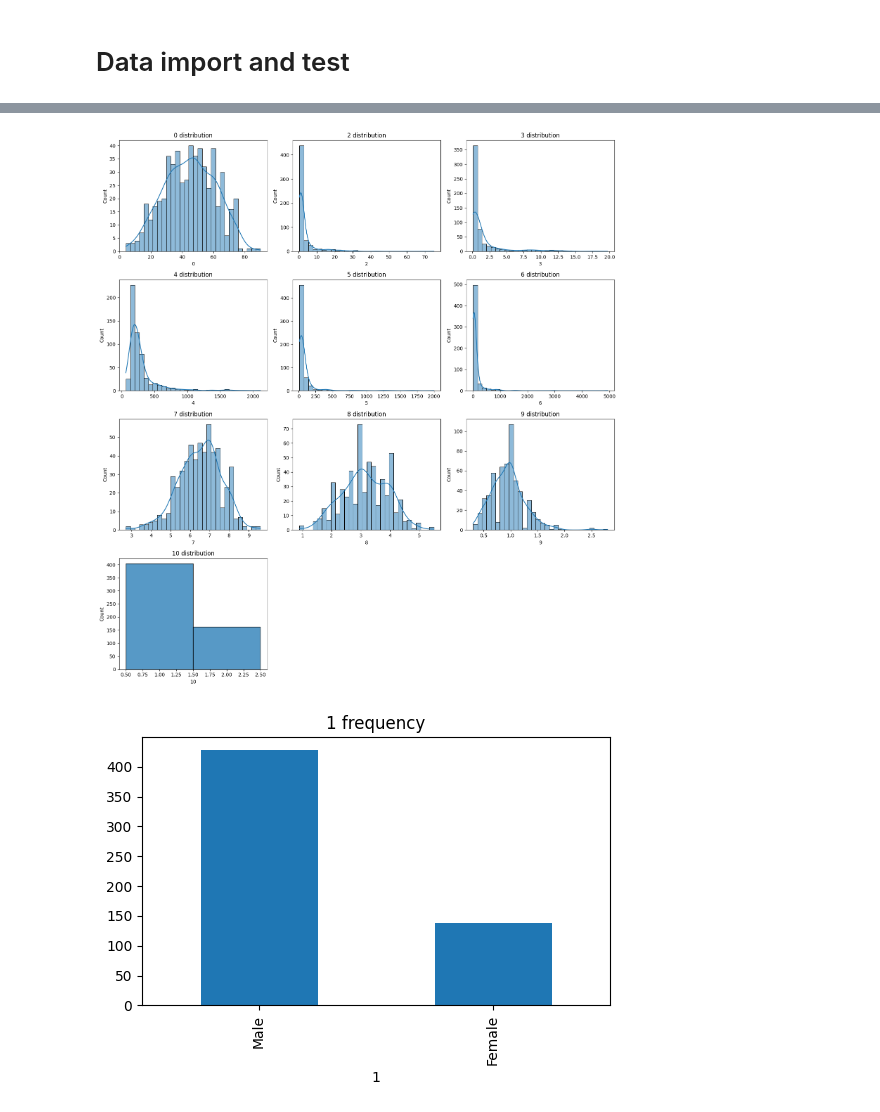
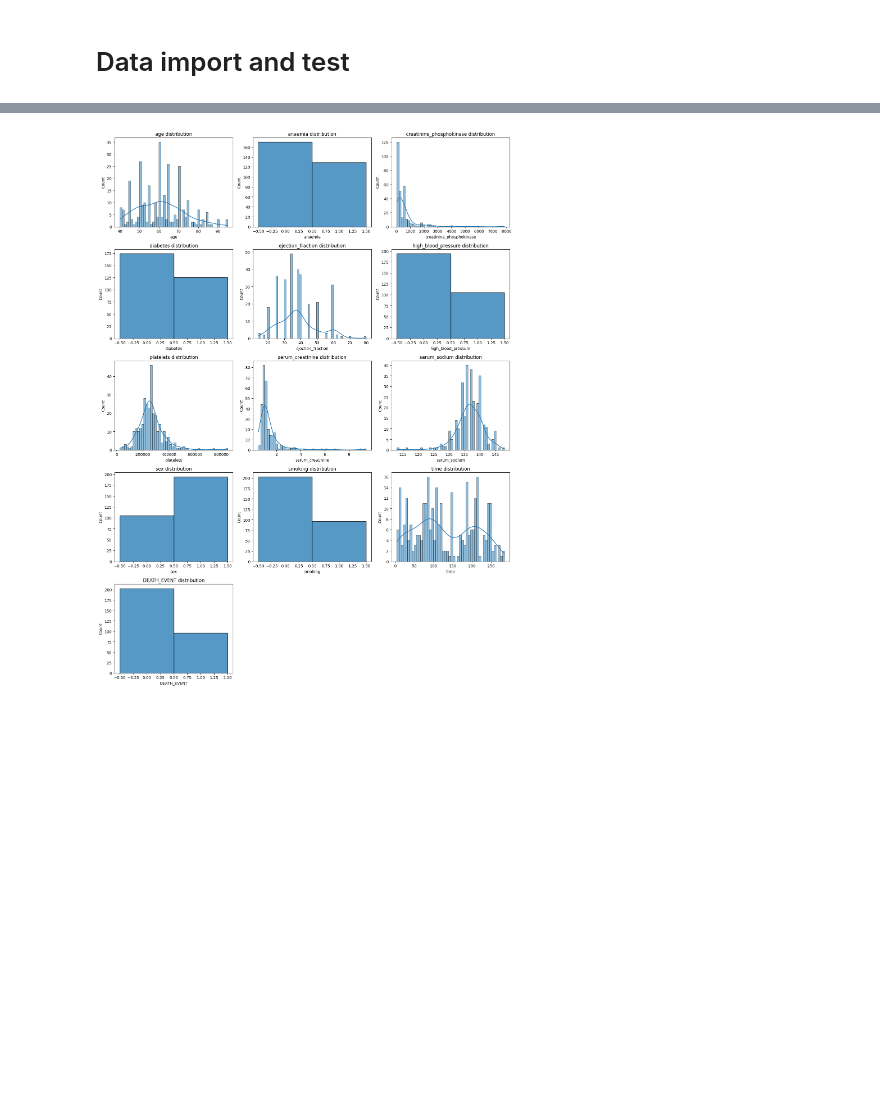
Before and after one commit to andregodinhodtu/02452---Machine-Learning---Project, a Jupyter notebook: notebooks/test_data_sets.ipynb, the cells around one changed output, grey strips where cells are left out. Cells and saved outputs as stored; diff of their text form; code cells hidden in the pictures; blank space fills up the shorter version.

```diff
--- a/notebooks/test_data_sets.ipynb
+++ b/notebooks/test_data_sets.ipynb
@@ -7,9 +7,9 @@ import matplotlib.pyplot as plt
 import seaborn as sns
 import math
 # %%
-name_data_file="Indian Liver Patient Dataset (ILPD)"
+name_data_file="heart_failure_clinical_records_dataset"
 
-data = pd.read_csv(f"../raw_data/{name_data_file}.csv", na_values=["?"], header= None)
+data = pd.read_csv(f"../raw_data/{name_data_file}.csv", na_values=["?"])
 # %%
 data
 # %% [output]
@@ -160,40 +160,39 @@ if n_num > 0:
             sns.histplot(df_clean[col], discrete=True, ax=axes[i])
         else:
             # Otherwise use a standard histogram with KDE
-            sns.histplot(df_clean[col], kde=True, bins=30, ax=axes[i])
+            sns.histplot(df_clean[col], kde=True, bins=50, ax=axes[i])
 
         axes[i].set_title(f"{col} distribution")
 
     # Remove empty axes if grid > number of features
     for j in range(i+1, len(axes)):
         fig.delaxes(axes[j])
 
     plt.tight_layout()
     plt.show()
 
 # for categorical features
 cat_cols = df_clean.select_dtypes(include=['object']).columns
 n_cat = len(cat_cols)
 
 if n_cat > 0:
     rows = math.ceil(n_cat / 3)
     fig, axes = plt.subplots(rows, 3, figsize=(15, 4*rows))
     axes = axes.flatten()
 
     for i, col in enumerate(cat_cols):
         # Bar plot of value counts
         df_clean[col].value_counts().plot(kind='bar', ax=axes[i])
         axes[i].set_title(f"{col} frequency")
 
     # Remove empty axes if grid > number of features
     for j in range(i+1, len(axes)):
         fig.delaxes(axes[j])
 
     plt.tight_layout()
     plt.show()
 # %% [output]
-[figure, old version]
+[figure, new version]
-[figure, removed]
 # %%
 data["FCVC"].unique()
 # %% [output]
```
Also changed, not shown: parts of 8 cells of this notebook.
